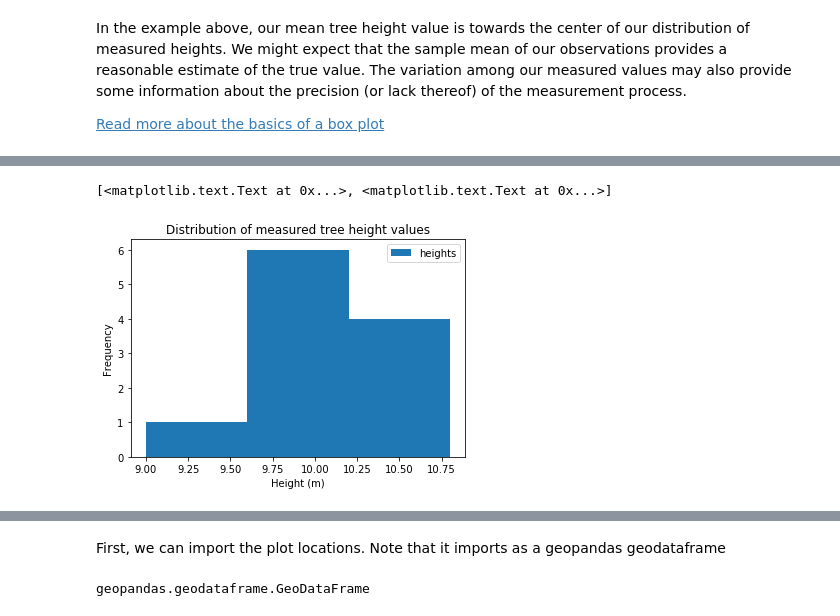
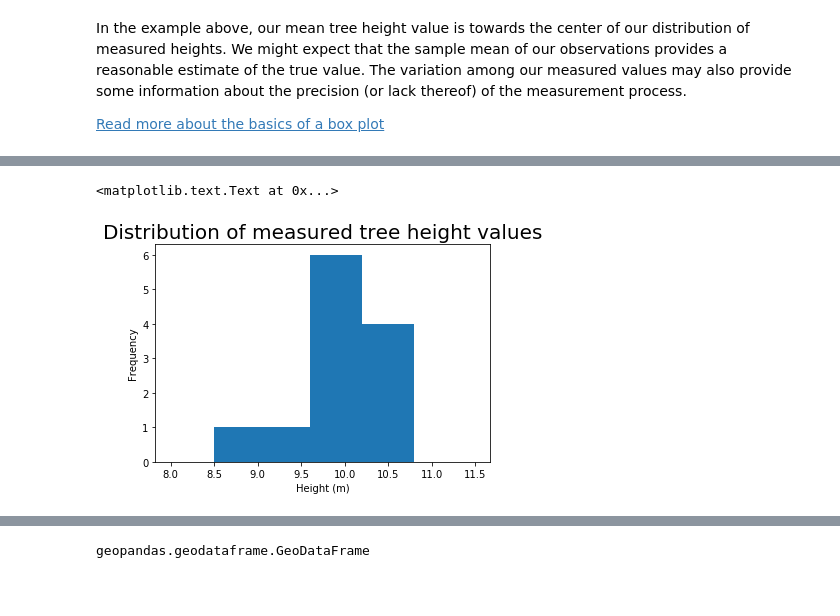
Before and after one commit to choldgraf/earth-analytics-python_OLD, a Jupyter notebook: notebooks/final-notebooks/week-5/in-class/2016-12-06-spatial05-understand-uncertainty.ipynb, the cells around one changed output, grey strips where cells are left out. Drawn from its saved outputs; the diff is of its cells as text; code cells hidden in the pictures; blank space fills up the shorter version.

```diff
--- a/notebooks/final-notebooks/week-5/in-class/2016-12-06-spatial05-understand-uncertainty.ipynb
+++ b/notebooks/final-notebooks/week-5/in-class/2016-12-06-spatial05-understand-uncertainty.ipynb
@@ -141,9 +144,12 @@ precision (or lack thereof) of the measurement process.
 # %%
-ax = tree_heights.plot.hist(bins=[9, 9.6, 10.2, 10.8])
-ax.set(title="Distribution of measured tree height values", xlabel="Height (m)")
+ax = tree_heights.plot.hist(bins=[8, 8.5, 9.6, 10.2, 10.8, 11, 11.5], legend=False)
+ax.set(title="Distribution of measured tree height values",
+       xlabel="Height (m)")
+ax.set_title(ax.get_title(),
+             fontsize=20)
 # %% [output]
-[<matplotlib.text.Text at 0x...>, <matplotlib.text.Text at 0x...>]
+<matplotlib.text.Text at 0x...>
-[figure, old version]
+[figure, new version]
 # %% [markdown]
 ## Measurement accuracy
 
@@ -224,8 +230,6 @@ the actual heights of the trees on the ground?
 #folders = glob('/data/week5/california/*')
 #files = glob(folders[0] + '/*.shp') + glob(folders[1] + '/*/*.shp') + glob(folders[1] + '/*/*/*')
 #files
-# %% [markdown]
-First, we can import the plot locations. Note that it imports as a geopandas geodataframe
 # %%
 # first buffer the plot points
 # load sjer plot locations - shapefile format using geopandas
```
Also changed, not shown: parts of 25 cells of this notebook, 1 other file.
